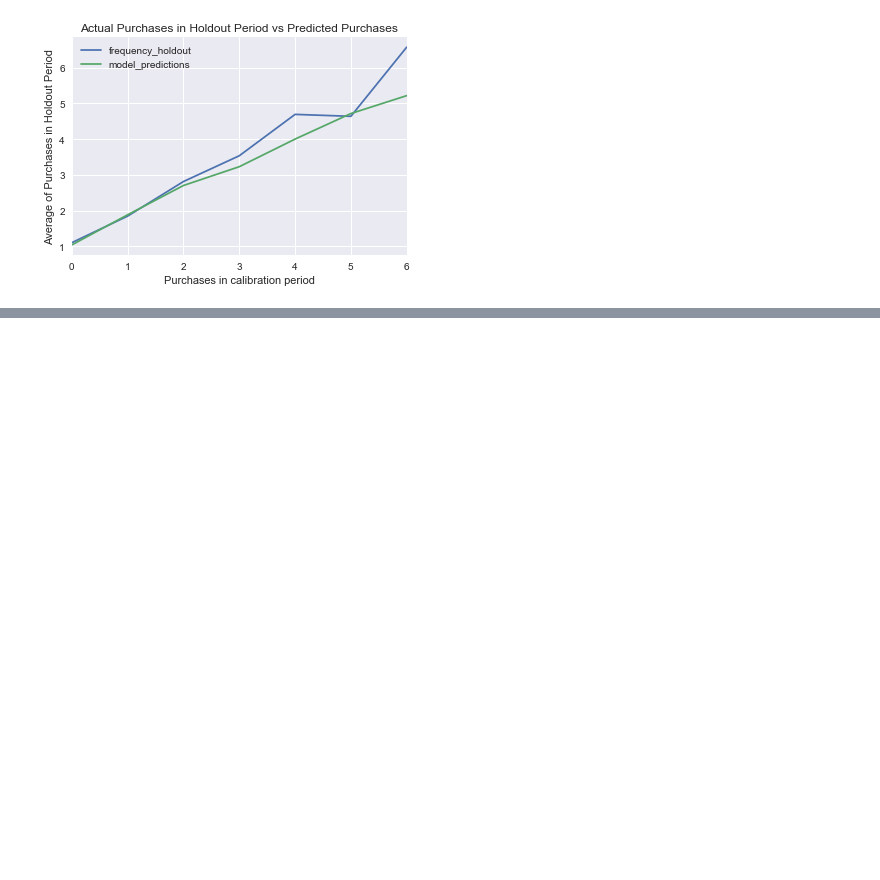
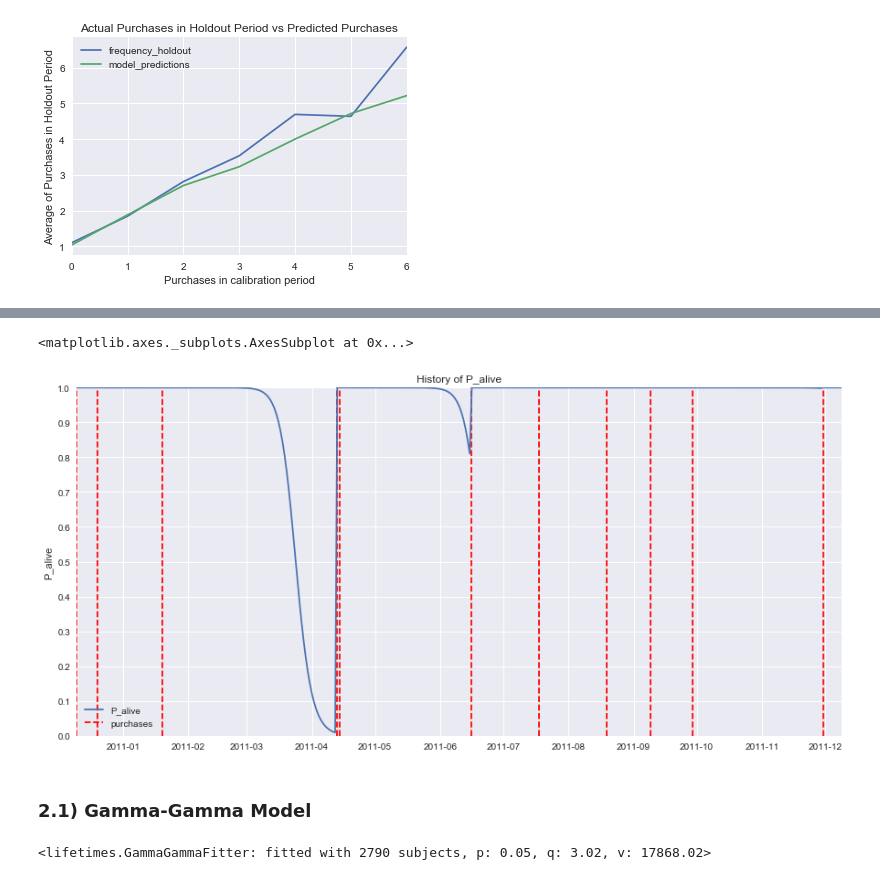
Before and after one commit to SwapnilSParkhe/Project-Customer_Lifetime_Value, a Jupyter notebook: CLV_NonContractual_Continuous.ipynb, the cells around one changed output, grey strips where cells are left out. Cells and saved outputs as stored; diff of their text form; code cells hidden in the pictures; blank space fills up the shorter version.

```diff
--- a/CLV_NonContractual_Continuous.ipynb
+++ b/CLV_NonContractual_Continuous.ipynb
@@ -351,0 +376,12 @@ df5.sort_values(by='PredPurc_till_t').tail(5)
+# %%
+#Random Customer
+RandCustID=14062
+plt.figure(figsize=(15,7))
+plot_history_alive(model=BG_NBD, t=365,
+                   transactions=df3[df3['CustomerID']==RandCustID],
+                   datetime_col='InvoiceDate')
+# %% [output]
+<matplotlib.axes._subplots.AxesSubplot at 0x...>
+[figure, added]
+# %% [markdown]
+### 2.1) Gamma-Gamma Model
@@ -351,0 +391,5 @@ df5.sort_values(by='PredPurc_till_t').tail(5)
+# %%
+GGM=GammaGammaFitter(penalizer_coef=0.0)
+GGM.fit(df6['recency'],df6['monetary_value'])
+# %% [output]
+<lifetimes.GammaGammaFitter: fitted with 2790 subjects, p: 0.05, q: 3.02, v: 17868.02>
```
Also changed, not shown: parts of 6 cells of this notebook.
